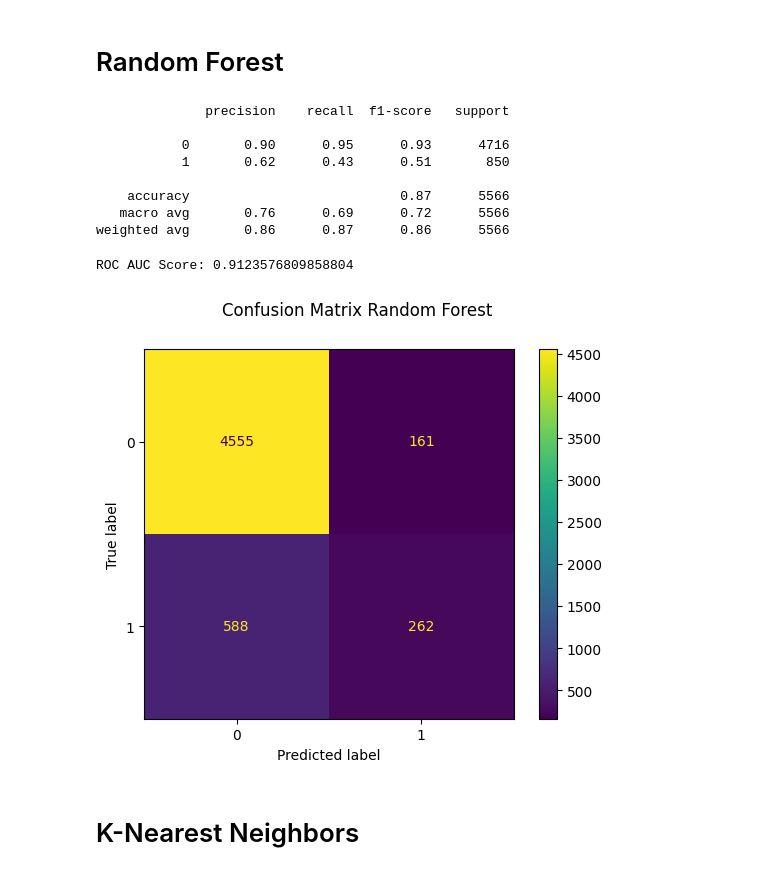
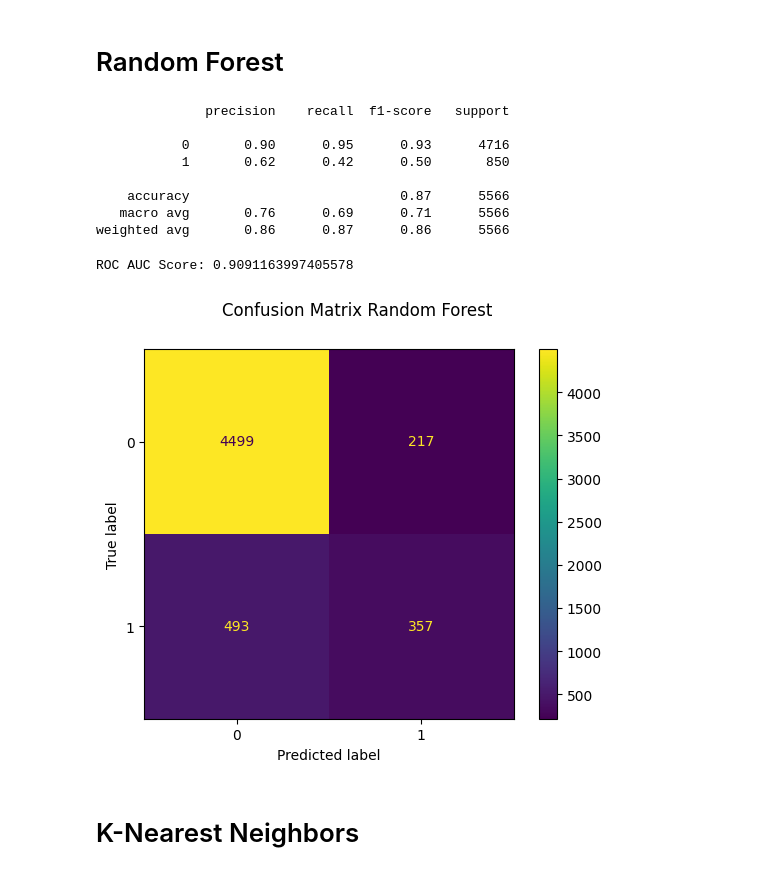
Before and after one commit to FrienDotJava/bpjs-hospital-readmission, a Jupyter notebook: notebooks/05_baseline_models.ipynb, the cells around one changed output. Cells and saved outputs as stored; diff of their text form; code cells hidden in the pictures.

```diff
--- a/notebooks/05_baseline_models.ipynb
+++ b/notebooks/05_baseline_models.ipynb
@@ -8,7 +9,7 @@ from sklearn.neighbors import KNeighborsClassifier
 import matplotlib.pyplot as plt
 # %%
-train = pd.read_csv("../data/interim/train.csv")
-test = pd.read_csv("../data/interim/test.csv")
+train = pd.read_csv("../data/processed/train.csv")
+test = pd.read_csv("../data/processed/test.csv")
 train.head()
 # %% [output]
 |  | peserta.STD(fkrtl.lama_hari_kunju... | peserta.SUM(fkrtl.jml_kunjungan_f... | jml_kunjungan_fkrtl | status_pulang_peserta | ... |
@@ -72,20 +73,20 @@ print(classification_report(y_test, y_pred_rf))
               precision    recall  f1-score   support
 
            0       0.90      0.95      0.93      4716
-           1       0.62      0.43      0.51       850
+           1       0.62      0.42      0.50       850
 
     accuracy                           0.87      5566
-   macro avg       0.76      0.69      0.72      5566
+   macro avg       0.76      0.69      0.71      5566
 weighted avg       0.86      0.87      0.86      5566
 # %%
 probs_rf = rf.predict_proba(X_test)[:, 1]
 print("ROC AUC Score:",roc_auc_score(y_test, probs_rf))
 # %% [output]
-ROC AUC Score: 0.9123576809858804
+ROC AUC Score: 0.9091163997405578
 # %%
-show_cm(y_test, y_pred_logreg, "Random Forest")
+show_cm(y_test, y_pred_rf, "Random Forest")
 # %% [output]
-[figure, old version]
+[figure, new version]
 # %% [markdown]
 # K-Nearest Neighbors
 # %%
```
Also changed, not shown: parts of 7 cells of this notebook, 6 other files.
